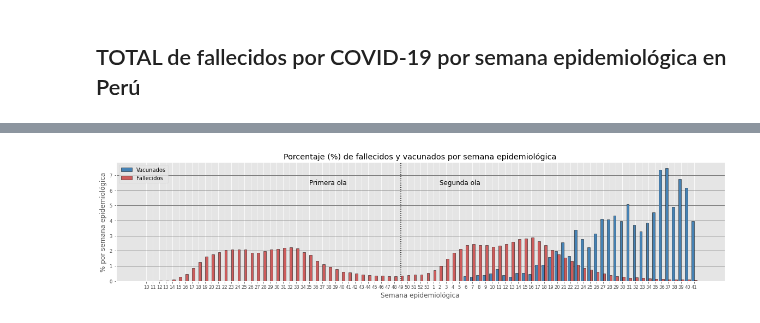
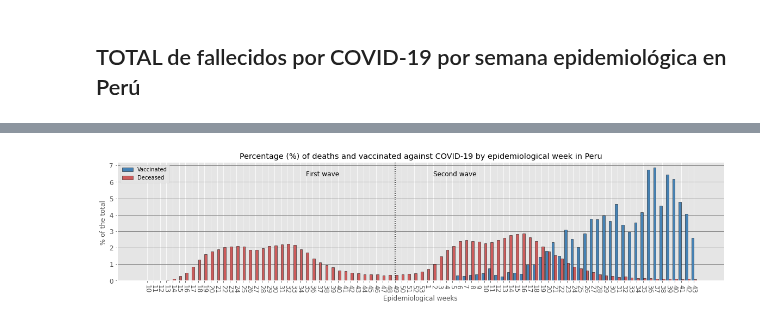
Before and after one commit to xxotto/covid19-Peru, a Jupyter notebook: 3_graphs.ipynb, the cells around one changed output, grey strips where cells are left out. Cells and saved outputs as stored; diff of their text form; code cells hidden in the pictures.

```diff
--- a/3_graphs.ipynb
+++ b/3_graphs.ipynb
@@ -116,46 +137,45 @@ barplot_vac(epi_df)
 # %%
-
 def barplot_epi(df):
 
        # Create a figure
        plt.figure(figsize=(20, 4))
 
        # Using the style for the plot
        plt.style.use('ggplot')
 
        x = np.arange(len(df['epi_week']))
        width = 0.40  # the width of the bars
 
-       plt.bar(x - width/2, df['vaccinated_%'], width, label='Vacunados', color = 'steelblue', edgecolor='black')
-       plt.bar(x + width/2, df['deceased_%'], width, label='Fallecidos', color = 'indianred', edgecolor='black')
+       plt.bar(x - width/2, df['vaccinated_%'], width, label='Vaccinated', color = 'steelblue', edgecolor='black')
+       plt.bar(x + width/2, df['deceased_%'], width, label='Deceased', color = 'indianred', edgecolor='black')
 
        # Add some text for labels, title and custom x-axis tick labels, etc.
-       plt.ylabel('% por semana epidemiológica')
-       plt.xlabel('Semana epidemiológica')
-       plt.title('Porcentaje (%) de fallecidos y vacunados por semana epidemiológica')
-       plt.xticks(x, df["epi_week"])  # Create names on the x-axis
+       plt.ylabel('% of the total ')
+       plt.xlabel('Epidemiological weeks')
+       plt.title('Percentage (%) of deaths and vaccinated against COVID-19 by epidemiological week in Peru')
+       plt.xticks(x, df["epi_week"], rotation = -90)  # Create names on the x-axis
 
        plt.legend()
-       plt.tick_params(axis='x', labelsize=8.5,)
-       plt.tick_params(axis='y', labelsize=8.5,)
+       plt.tick_params(axis='x', labelsize=12)
+       plt.tick_params(axis='y', labelsize=12)
 
        plt.grid(True, axis = 'y', color = "grey", linewidth = "1", linestyle = "-")
        plt.rcParams['axes.axisbelow'] = True
 
        # Plot line (01/12/2020 week 49, 2nd wave)
        plt.axvline(x=39, color='black', linestyle='dotted', linewidth=1.5)
 
        # Plot text
-       plt.text(25, 6.35, r'Primera ola', fontsize=12)
-       plt.text(45, 6.35, r'Segunda ola', fontsize=12)
+       plt.text(25, 6.35, r'First wave', fontsize=12)
+       plt.text(45, 6.35, r'Second wave', fontsize=12)
 
        # Plot
        plt.show()
 
 
 barplot_epi(epi_df)
 # %% [output]
-[figure, old version]
+[figure, new version]
 # %%
 
 def barplot_dep(df):
```
Also changed, not shown: parts of 4 cells of this notebook, 8 other files.
